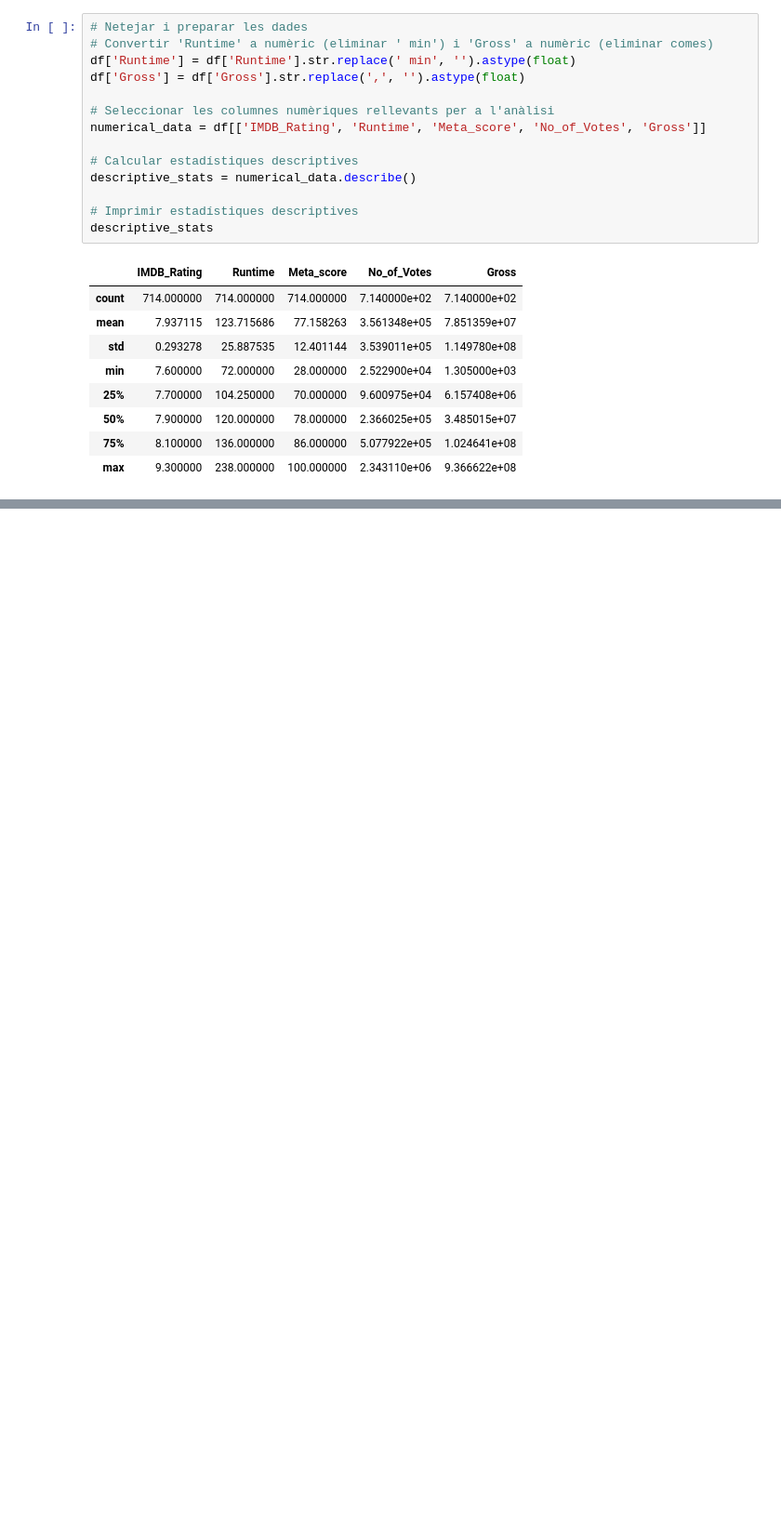
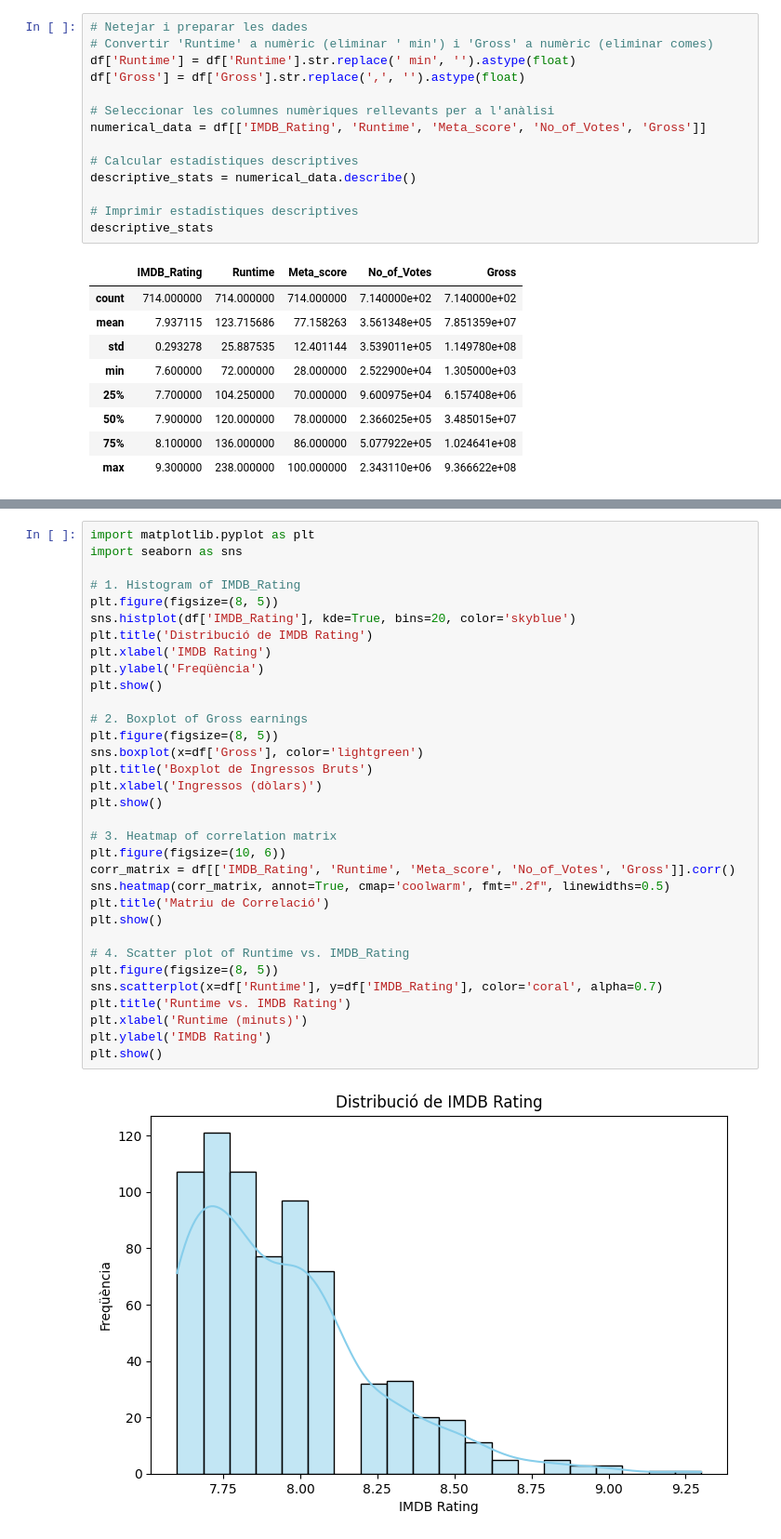
Before and after one commit to BilalGates/Activitat_Presentaci-, a Jupyter notebook: Activitat.ipynb, the cells around one changed output, grey strips where cells are left out. Shown at 93% size. Drawn from its saved outputs; the diff is of its cells as text; blank space fills up the shorter version.

```diff
--- a/Activitat.ipynb
+++ b/Activitat.ipynb
@@ -120,0 +147,35 @@ descriptive_stats
+# %%
+import matplotlib.pyplot as plt
+import seaborn as sns
+
+# 1. Histogram of IMDB_Rating
+plt.figure(figsize=(8, 5))
+sns.histplot(df['IMDB_Rating'], kde=True, bins=20, color='skyblue')
+plt.title('Distribució de IMDB Rating')
+plt.xlabel('IMDB Rating')
+plt.ylabel('Freqüència')
+plt.show()
+
+# 2. Boxplot of Gross earnings
+plt.figure(figsize=(8, 5))
+sns.boxplot(x=df['Gross'], color='lightgreen')
+plt.title('Boxplot de Ingressos Bruts')
+plt.xlabel('Ingressos (dòlars)')
+plt.show()
+
+# 3. Heatmap of correlation matrix
+plt.figure(figsize=(10, 6))
+corr_matrix = df[['IMDB_Rating', 'Runtime', 'Meta_score', 'No_of_Votes', 'Gross']].corr()
+sns.heatmap(corr_matrix, annot=True, cmap='coolwarm', fmt=".2f", linewidths=0.5)
+plt.title('Matriu de Correlació')
+plt.show()
+
+# 4. Scatter plot of Runtime vs. IMDB_Rating
+plt.figure(figsize=(8, 5))
+sns.scatterplot(x=df['Runtime'], y=df['IMDB_Rating'], color='coral', alpha=0.7)
+plt.title('Runtime vs. IMDB Rating')
+plt.xlabel('Runtime (minuts)')
+plt.ylabel('IMDB Rating')
+plt.show()
+# %% [output]
+[figure, added]
```
Also changed, not shown: parts of 2 cells of this notebook.
